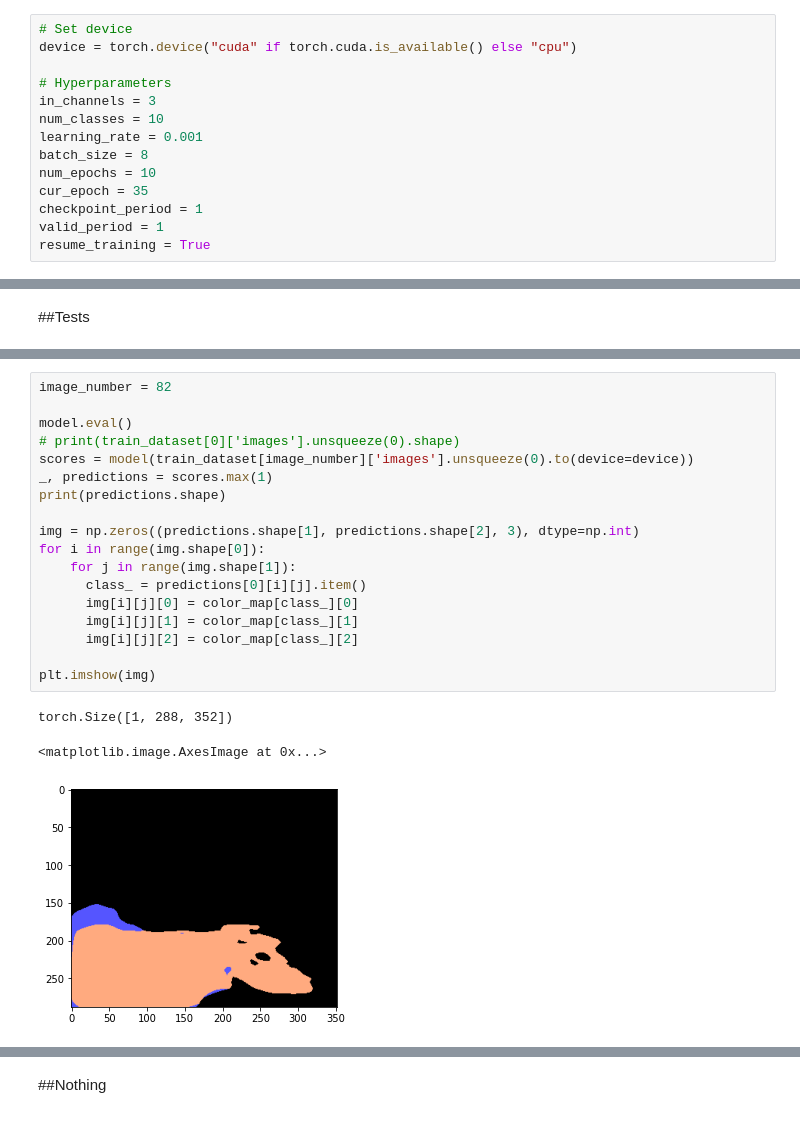
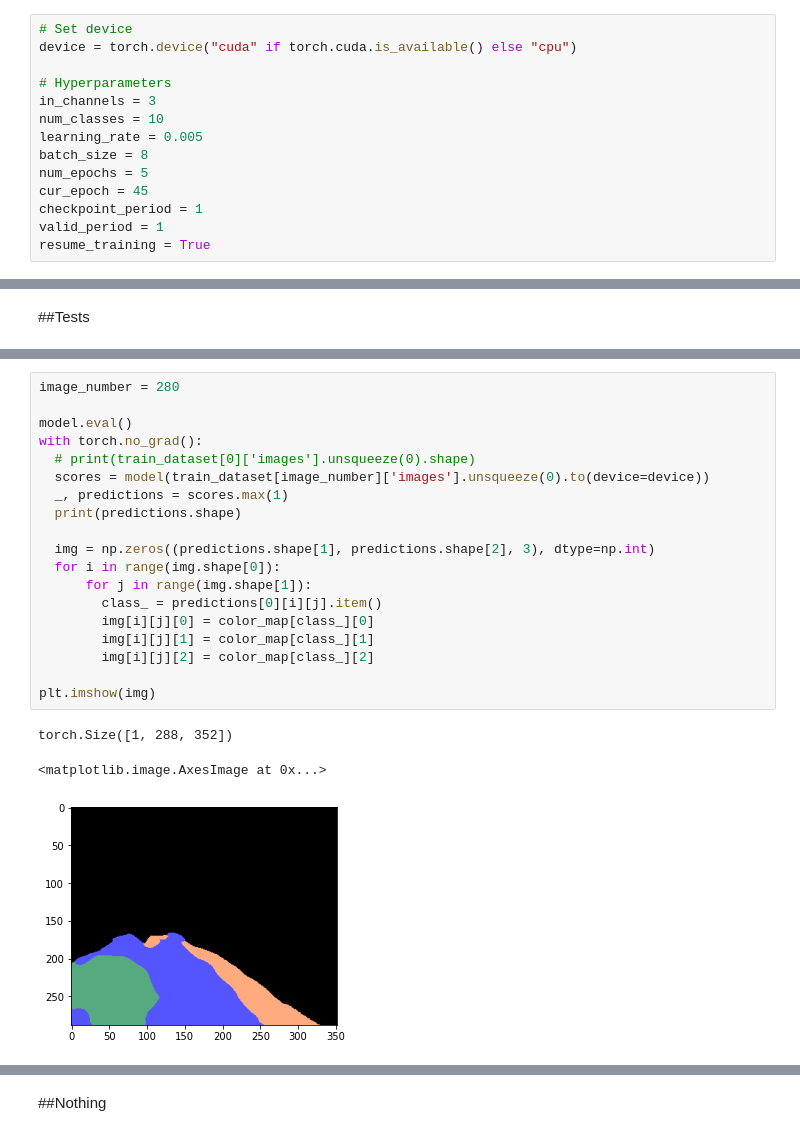
Before and after one commit to weslyca/Lite-HRNet-pytorch, a Jupyter notebook: CNN_pytorch.ipynb, the cells around one changed output, grey strips where cells are left out. Cells and saved outputs as stored; diff of their text form.

```diff
--- a/CNN_pytorch.ipynb
+++ b/CNN_pytorch.ipynb
@@ -202,10 +202,10 @@ device = torch.device("cuda" if torch.cuda.is_available() else "cpu")
 # Hyperparameters
 in_channels = 3
 num_classes = 10
-learning_rate = 0.001
+learning_rate = 0.005
 batch_size = 8
-num_epochs = 10
-cur_epoch = 35
+num_epochs = 5
+cur_epoch = 45
 checkpoint_period = 1
 valid_period = 1
 resume_training = True
@@ -1018,25 +1021,26 @@ torch.Size([1, 288, 352])
 # %%
-image_number = 82
+image_number = 280
 
 model.eval()
-# print(train_dataset[0]['images'].unsqueeze(0).shape)
-scores = model(train_dataset[image_number]['images'].unsqueeze(0).to(device=device))
-_, predictions = scores.max(1)
-print(predictions.shape)
+with torch.no_grad():
+  # print(train_dataset[0]['images'].unsqueeze(0).shape)
+  scores = model(train_dataset[image_number]['images'].unsqueeze(0).to(device=device))
+  _, predictions = scores.max(1)
+  print(predictions.shape)
 
-img = np.zeros((predictions.shape[1], predictions.shape[2], 3), dtype=np.int)
-for i in range(img.shape[0]):
-    for j in range(img.shape[1]):
-      class_ = predictions[0][i][j].item()
-      img[i][j][0] = color_map[class_][0]
-      img[i][j][1] = color_map[class_][1]
-      img[i][j][2] = color_map[class_][2]
+  img = np.zeros((predictions.shape[1], predictions.shape[2], 3), dtype=np.int)
+  for i in range(img.shape[0]):
+      for j in range(img.shape[1]):
+        class_ = predictions[0][i][j].item()
+        img[i][j][0] = color_map[class_][0]
+        img[i][j][1] = color_map[class_][1]
+        img[i][j][2] = color_map[class_][2]
 
 plt.imshow(img)
 # %% [output]
 torch.Size([1, 288, 352])
 <matplotlib.image.AxesImage at 0x...>
-[figure, old version]
+[figure, new version]
 # %%
 show_image(train_dataset.images_names[image_number])
 # %% [output]
```
Also changed, not shown: parts of 5 cells of this notebook.
